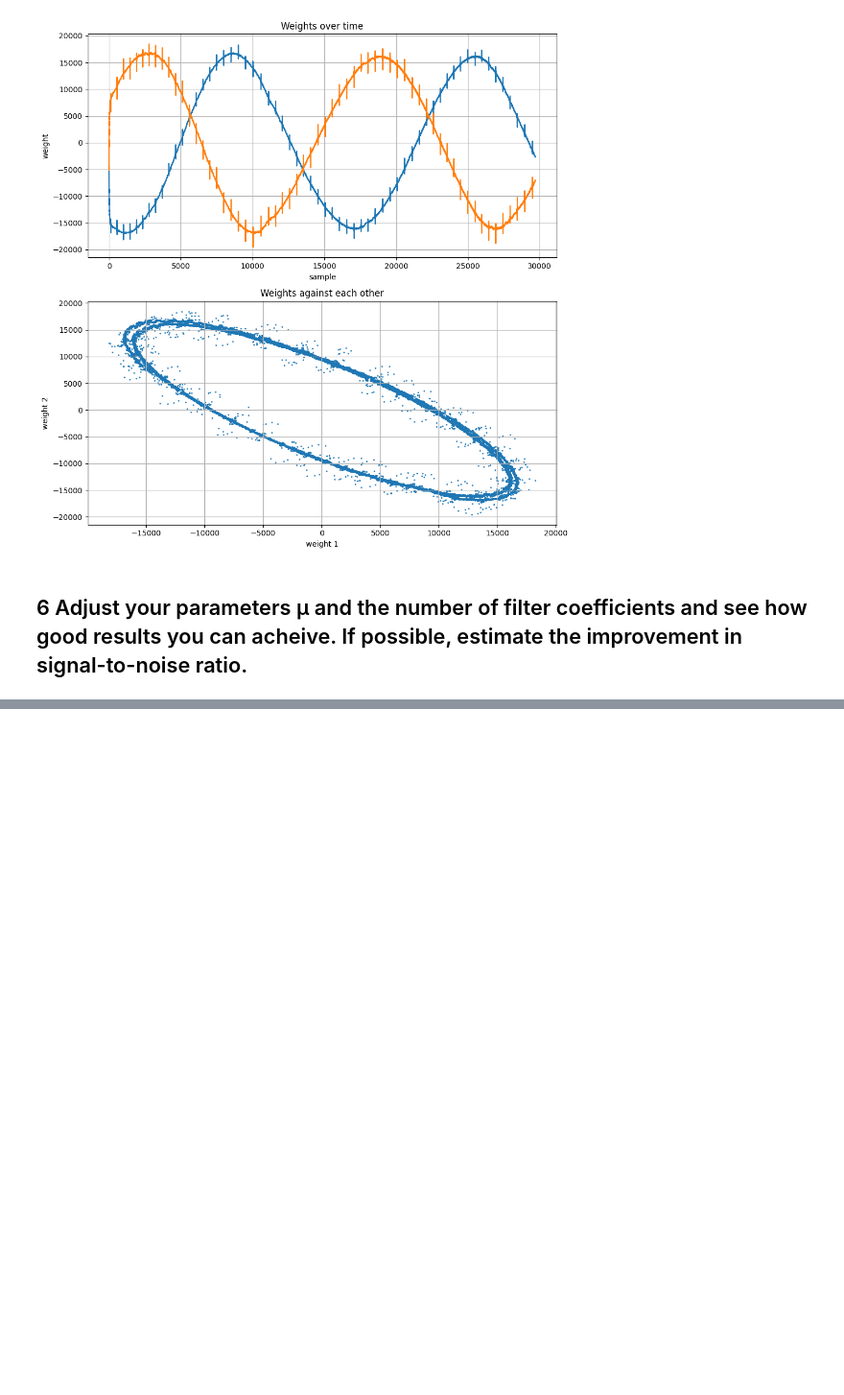
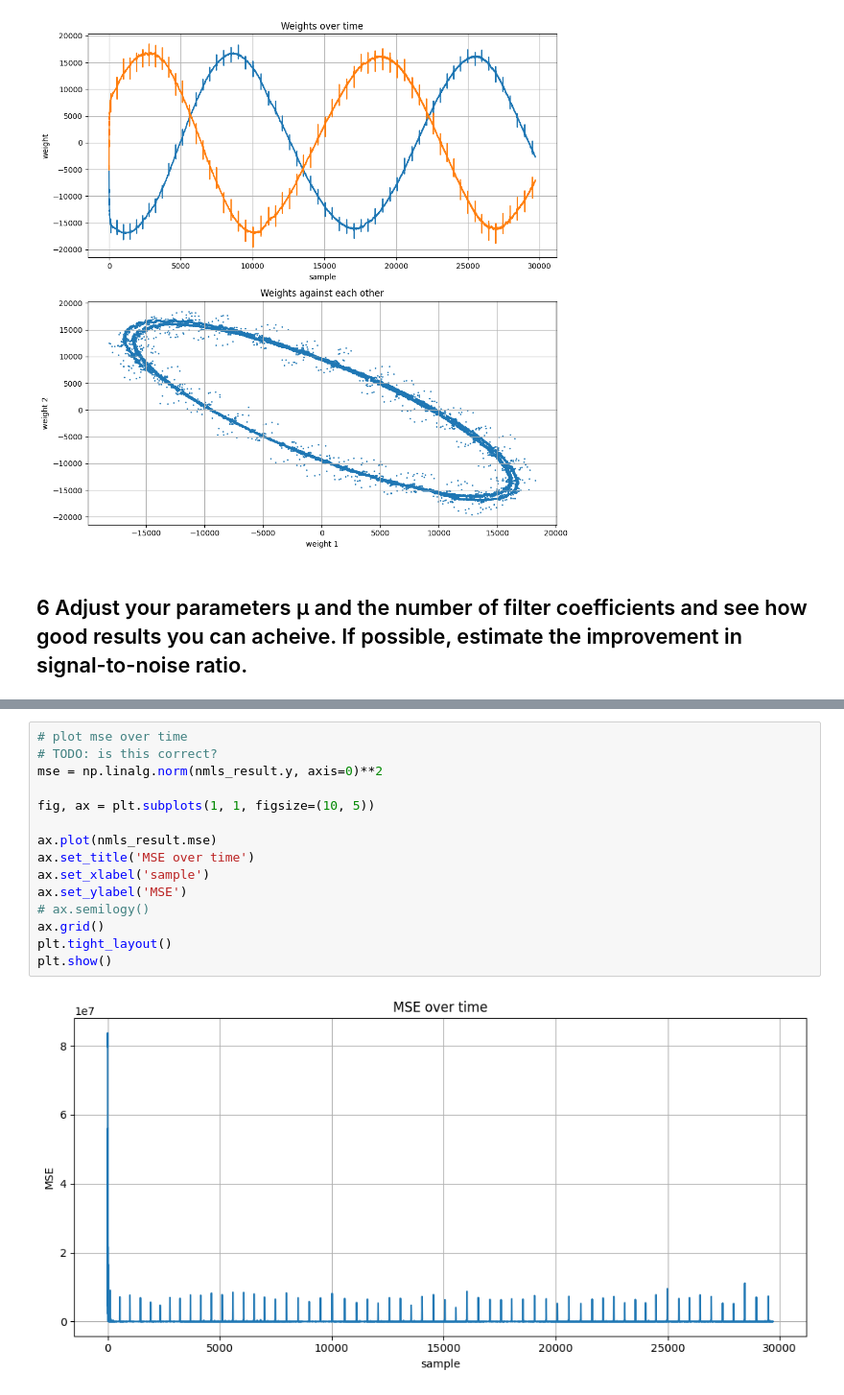
Before and after one commit to kpbaks/advance-signal-processing-assignment-2, a Jupyter notebook: assignment_2.ipynb, the cells around one changed output, grey strips where cells are left out. Shown at 96% size. Drawn from its saved outputs; the diff is of its cells as text; blank space fills up the shorter version.

```diff
--- a/assignment_2.ipynb
+++ b/assignment_2.ipynb
@@ -187,0 +323,17 @@ for taps in [2,3,4]:
+# %%
+# plot mse over time
+# TODO: is this correct?
+mse = np.linalg.norm(nmls_result.y, axis=0)**2
+
+fig, ax = plt.subplots(1, 1, figsize=(10, 5))
+
+ax.plot(nmls_result.mse)
+ax.set_title('MSE over time')
+ax.set_xlabel('sample')
+ax.set_ylabel('MSE')
+# ax.semilogy()
+ax.grid()
+plt.tight_layout()
+plt.show()
+# %% [output]
+[figure, added]
```
Also changed, not shown: parts of 11 cells of this notebook, 16 other files.
